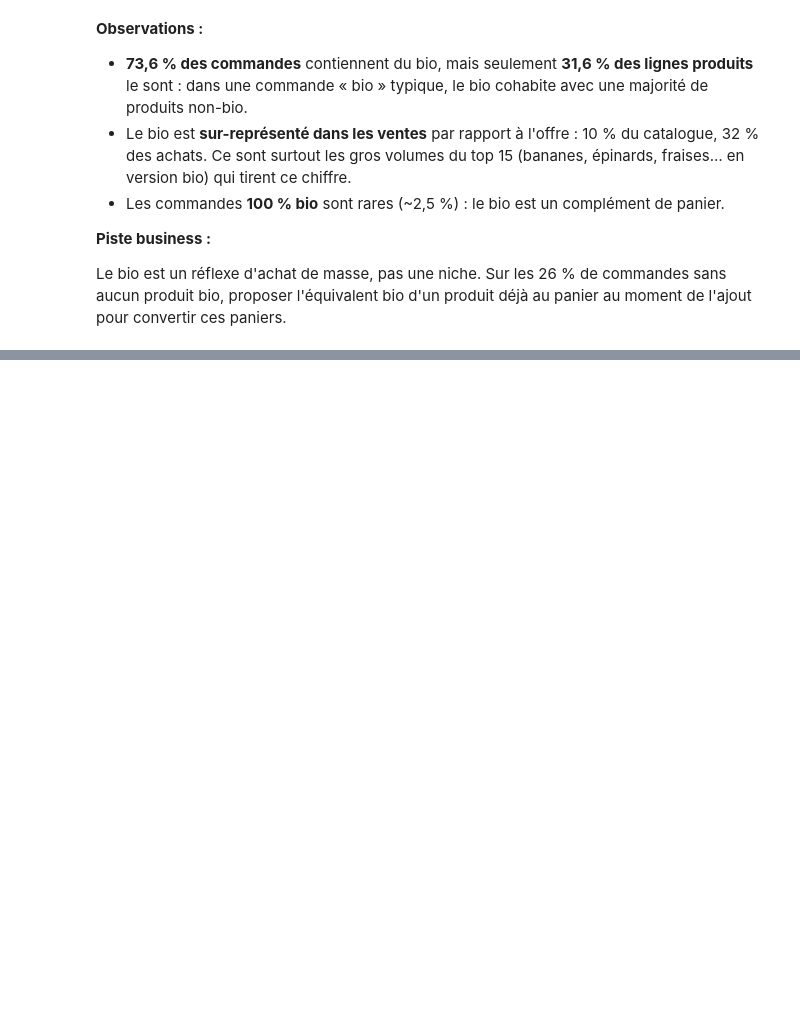
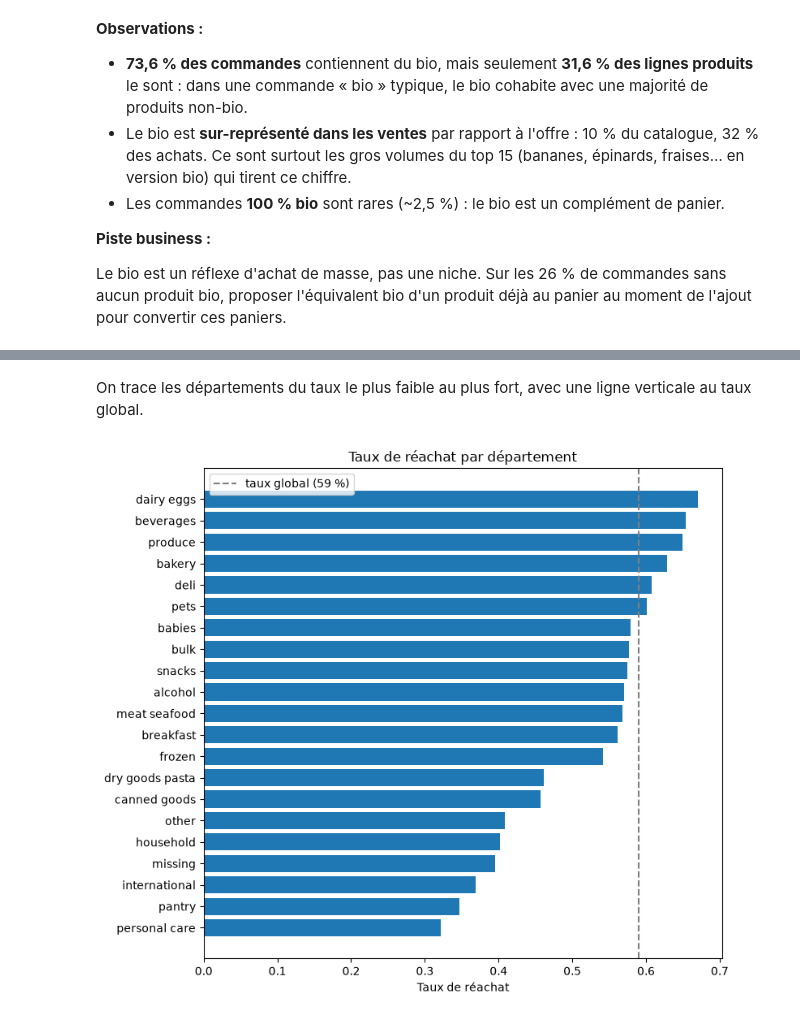
Before and after one commit to tranarivelo/joja-data-analysis, a Jupyter notebook: joja_analysis.ipynb, the cells around one changed output, grey strips where cells are left out. Drawn from its saved outputs; the diff is of its cells as text; code cells hidden in the pictures; blank space fills up the shorter version.

Commit message:
Add: analyse du taux de réachat global, et par departement

```diff
--- a/joja_analysis.ipynb
+++ b/joja_analysis.ipynb
@@ -593,0 +613,10 @@ moment de l'ajout pour convertir ces paniers.
+# %%
+dept_par_produit = produits.set_index("product_id")["department_id"]
+order_products["department_id"] = order_products["product_id"].map(dept_par_produit).astype("int16")
+
+reachat_dept = (
+    order_products.groupby("department_id")["reordered"].agg(taux="mean", lignes="size")
+    .join(departments.set_index("department_id")["department"])
+    .sort_values("taux")
+)
+reachat_dept
@@ -593,0 +642,15 @@ moment de l'ajout pour convertir ces paniers.
+# %% [markdown]
+On trace les départements du taux le plus faible au plus fort, avec une ligne
+verticale au taux global.
+# %%
+plt.figure(figsize=(8, 7))
+plt.barh(reachat_dept["department"], reachat_dept["taux"])
+plt.axvline(order_products["reordered"].mean(), color="grey", linestyle="--",
+            label="taux global (59 %)")
+plt.xlabel("Taux de réachat")
+plt.title("Taux de réachat par département")
+plt.legend()
+plt.tight_layout()
+plt.show()
+# %% [output]
+[figure, added]
```
Also changed, not shown: parts of 5 cells of this notebook.
